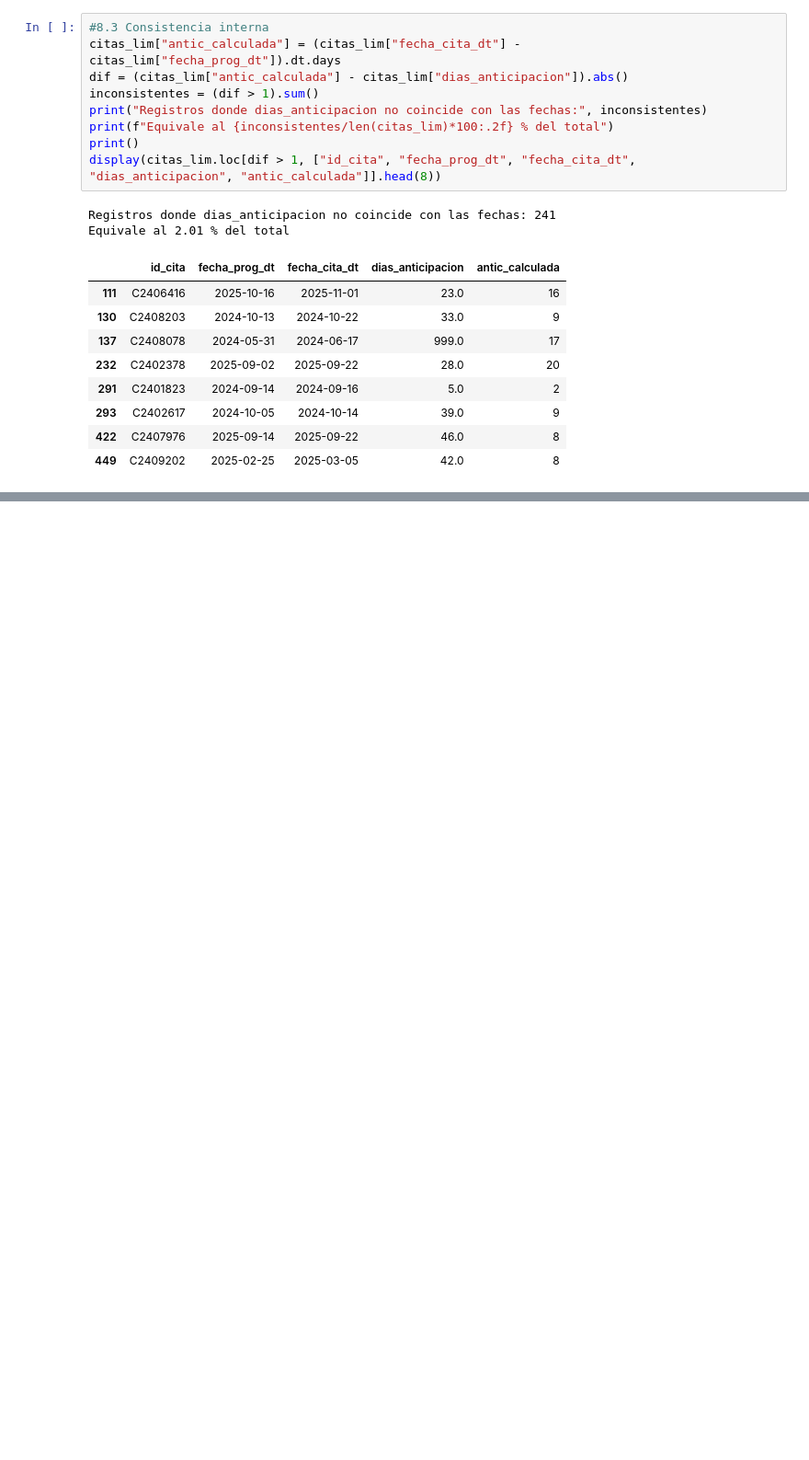
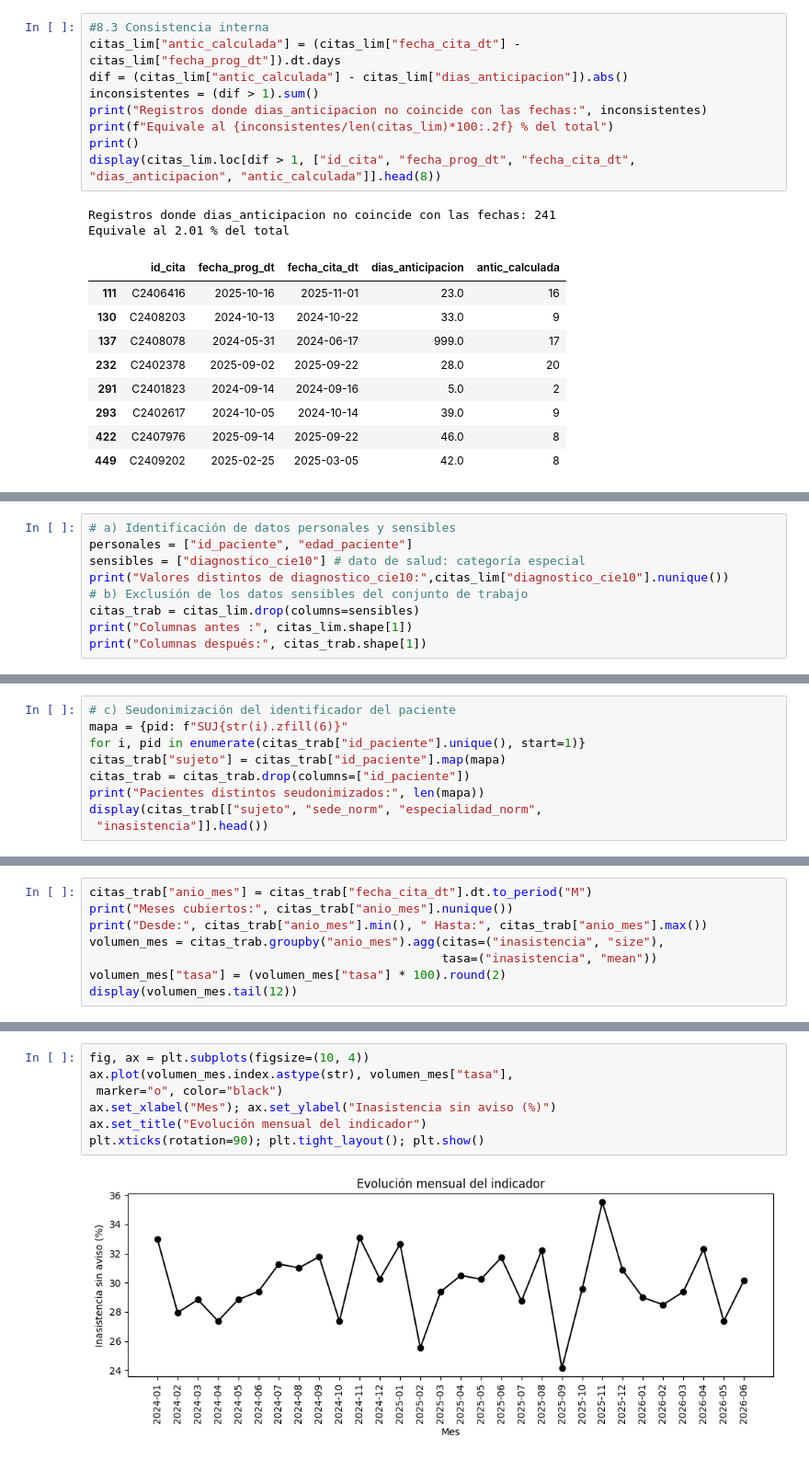
Before and after one commit to Gen54cw/Analitica-de-Datos-Tintaya-Daniel, a Jupyter notebook: laboratorios/LAB01_TintayaDaniel.ipynb, the cells around one changed output, grey strips where cells are left out. Shown at 92% size. Saved outputs shown, nothing was run; the diff lists cells and outputs as text; blank space fills up the shorter version.

```diff
--- a/laboratorios/LAB01_TintayaDaniel.ipynb
+++ b/laboratorios/LAB01_TintayaDaniel.ipynb
@@ -433,0 +665,9 @@ Equivale al 2.01 % del total
+# %%
+# a) Identificación de datos personales y sensibles
+personales = ["id_paciente", "edad_paciente"]
+sensibles = ["diagnostico_cie10"] # dato de salud: categoría especial
+print("Valores distintos de diagnostico_cie10:",citas_lim["diagnostico_cie10"].nunique())
+# b) Exclusión de los datos sensibles del conjunto de trabajo
+citas_trab = citas_lim.drop(columns=sensibles)
+print("Columnas antes :", citas_lim.shape[1])
+print("Columnas después:", citas_trab.shape[1])
@@ -433,0 +678,9 @@ Equivale al 2.01 % del total
+# %%
+# c) Seudonimización del identificador del paciente
+mapa = {pid: f"SUJ{str(i).zfill(6)}"
+for i, pid in enumerate(citas_trab["id_paciente"].unique(), start=1)}
+citas_trab["sujeto"] = citas_trab["id_paciente"].map(mapa)
+citas_trab = citas_trab.drop(columns=["id_paciente"])
+print("Pacientes distintos seudonimizados:", len(mapa))
+display(citas_trab[["sujeto", "sede_norm", "especialidad_norm",
+ "inasistencia"]].head())
@@ -433,0 +715,8 @@ Equivale al 2.01 % del total
+# %%
+citas_trab["anio_mes"] = citas_trab["fecha_cita_dt"].dt.to_period("M")
+print("Meses cubiertos:", citas_trab["anio_mes"].nunique())
+print("Desde:", citas_trab["anio_mes"].min(), " Hasta:", citas_trab["anio_mes"].max())
+volumen_mes = citas_trab.groupby("anio_mes").agg(citas=("inasistencia", "size"),
+                                                 tasa=("inasistencia", "mean"))
+volumen_mes["tasa"] = (volumen_mes["tasa"] * 100).round(2)
+display(volumen_mes.tail(12))
@@ -433,0 +740,9 @@ Equivale al 2.01 % del total
+# %%
+fig, ax = plt.subplots(figsize=(10, 4))
+ax.plot(volumen_mes.index.astype(str), volumen_mes["tasa"],
+ marker="o", color="black")
+ax.set_xlabel("Mes"); ax.set_ylabel("Inasistencia sin aviso (%)")
+ax.set_title("Evolución mensual del indicador")
+plt.xticks(rotation=90); plt.tight_layout(); plt.show()
+# %% [output]
+[figure, added]
```
Also changed, not shown: parts of 28 cells of this notebook.
